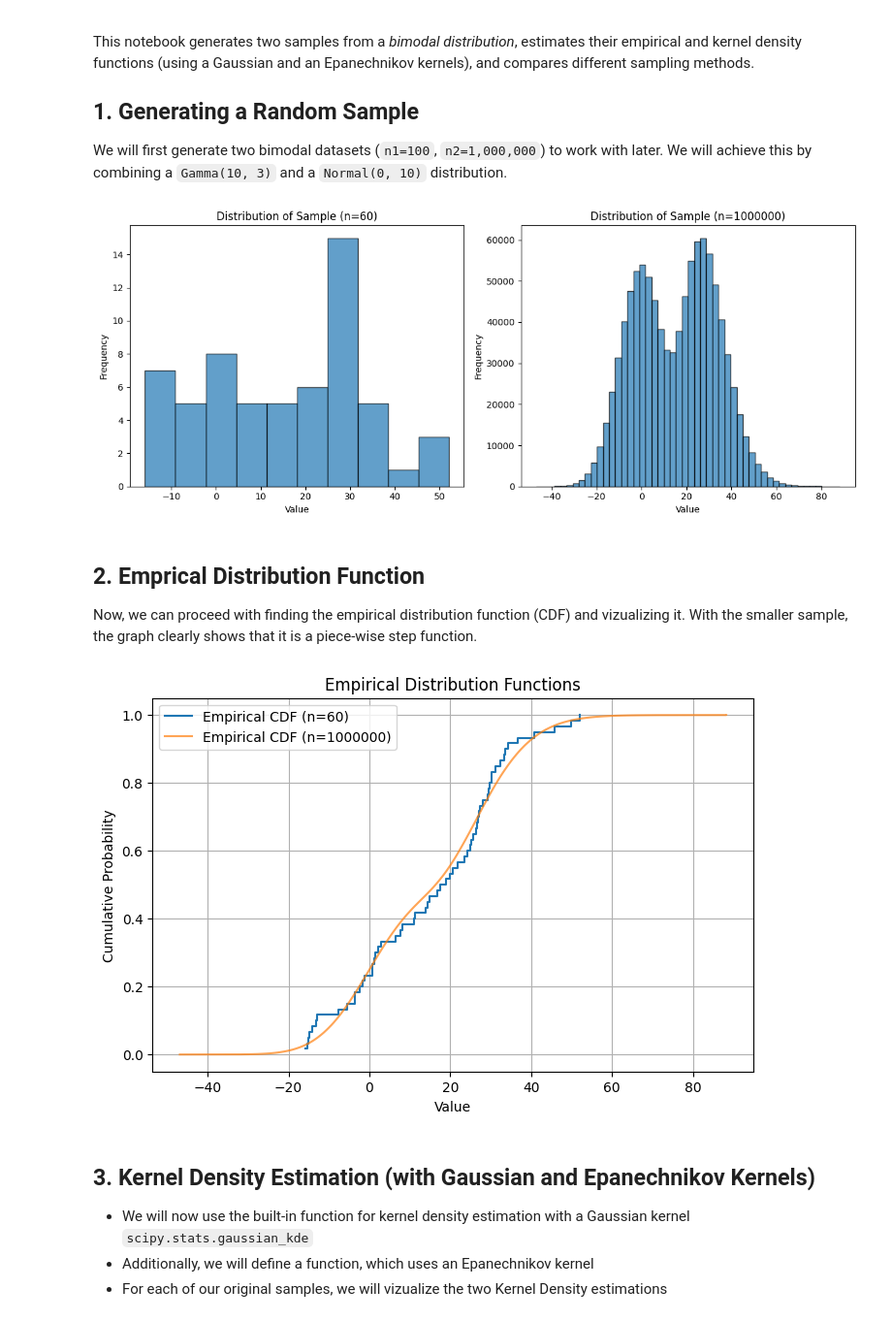
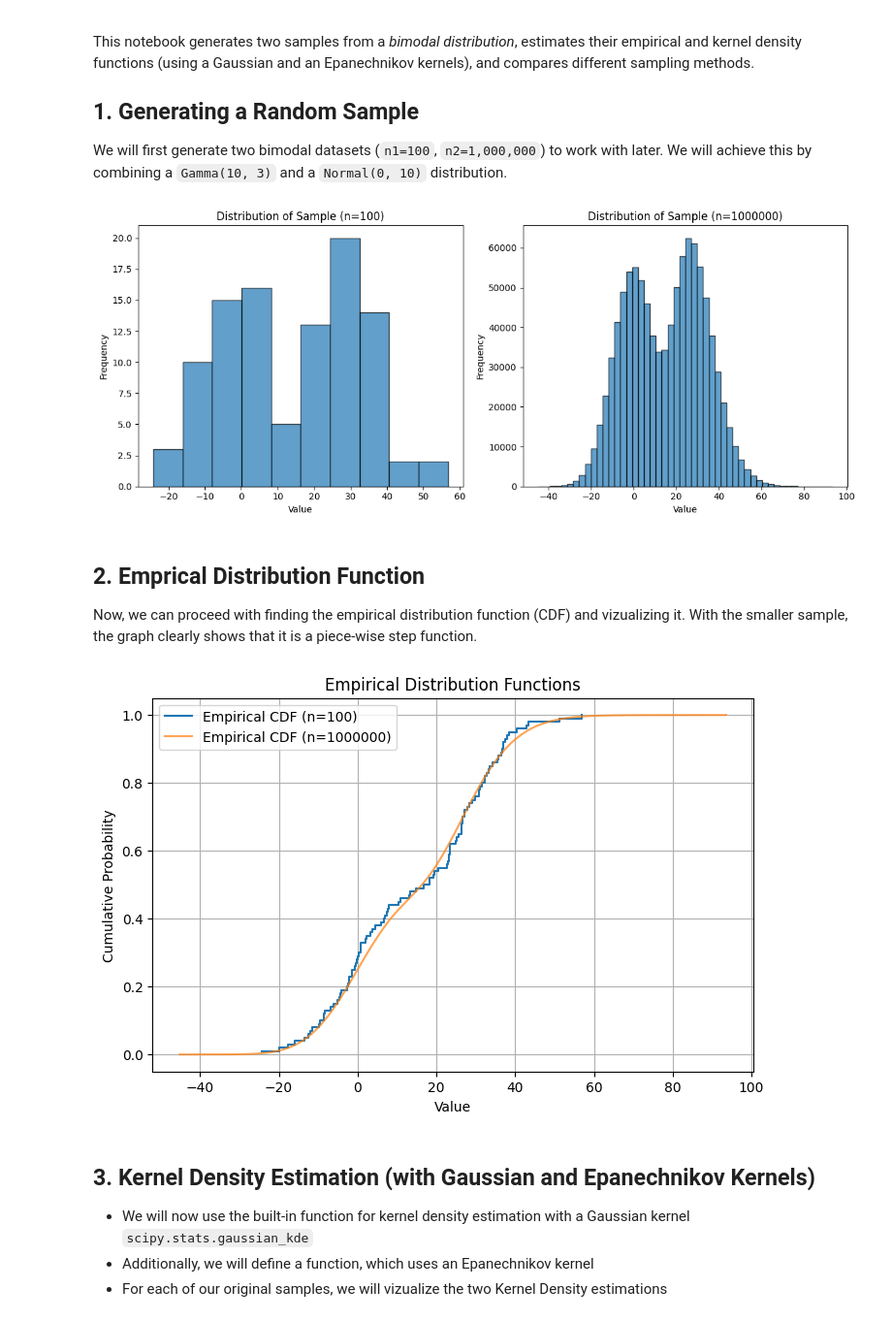
Before and after one commit to alexander-yord/kernel-density-estimation, a Jupyter notebook: Notebook.ipynb, the cells around one changed output. Shown at 97% size. Cells and saved outputs as stored; diff of their text form; code cells hidden in the pictures.

```diff
--- a/Notebook.ipynb
+++ b/Notebook.ipynb
@@ -7,31 +7,31 @@ We will first generate two bimodal datasets (`n1=100`, `n2=1,000,000`) to work w
 # %%
 import numpy as np
 import matplotlib.pyplot as plt
 
 # Generate two random samples
-n1, n2 = 60, 1000000  # assumes n_i is divisible by 4
+n1, n2 = 100, 1000000  # assumes n_i is divisible by 4
 sample1 = np.concatenate([np.random.gamma(10, 3, n1//2), np.random.normal(loc=0, scale=10, size=n1//2)])  # Bimodal distribution
 sample2 = np.concatenate([np.random.gamma(10, 3, n2//2), np.random.normal(loc=0, scale=10, size=n2//2)])  # Bimodal distribution
 
 # Plot the first sample distribution
 plt.figure(figsize=(12, 5))
 plt.subplot(1, 2, 1)
 plt.hist(sample1, bins=10, alpha=0.7, edgecolor='black')
 plt.title(f'Distribution of Sample (n={n1})')
 plt.xlabel('Value')
 plt.ylabel('Frequency')
 
 # Plot the second sample distribution
 plt.subplot(1, 2, 2)
 plt.hist(sample2, bins=50, alpha=0.7, edgecolor='black')
 plt.title(f'Distribution of Sample (n={n2})')
 plt.xlabel('Value')
 plt.ylabel('Frequency')
 
 plt.tight_layout()
 plt.show()
 # %% [output]
-[figure, old version]
+[figure, new version]
 # %% [markdown]
 ## 2. Emprical Distribution Function
 Now, we can proceed with finding the empirical distribution function (CDF) and vizualizing it. With the smaller sample, the graph clearly shows that it is a piece-wise step function.
@@ -56,7 +56,7 @@ plt.legend()
 plt.grid()
 plt.show()
 # %% [output]
-[figure, old version]
+[figure, new version]
 # %% [markdown]
 ## 3. Kernel Density Estimation (with Gaussian and Epanechnikov Kernels)
 - We will now use the built-in function for kernel density estimation with a Gaussian kernel `scipy.stats.gaussian_kde`
```
Also changed, not shown: parts of 2 cells of this notebook.
